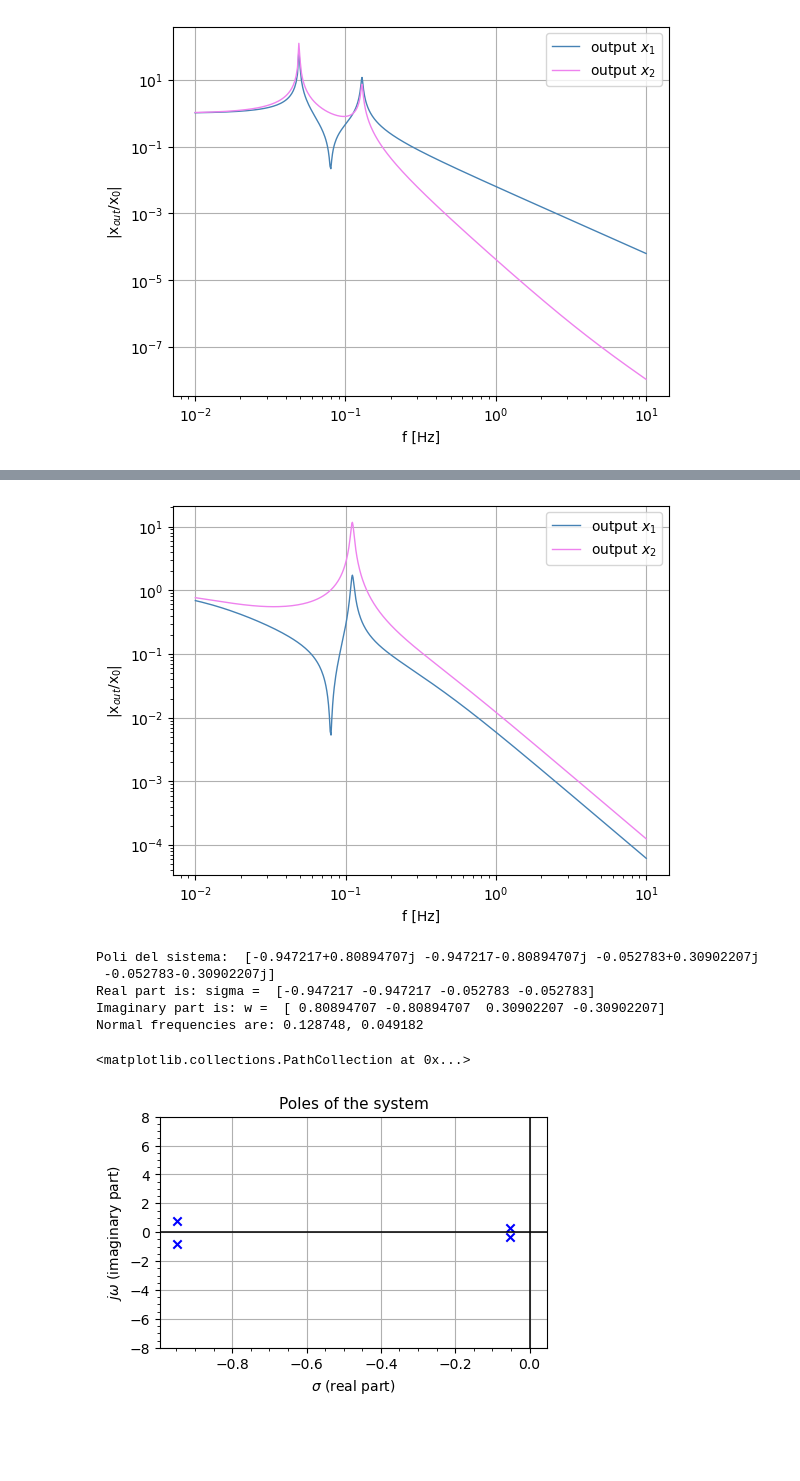
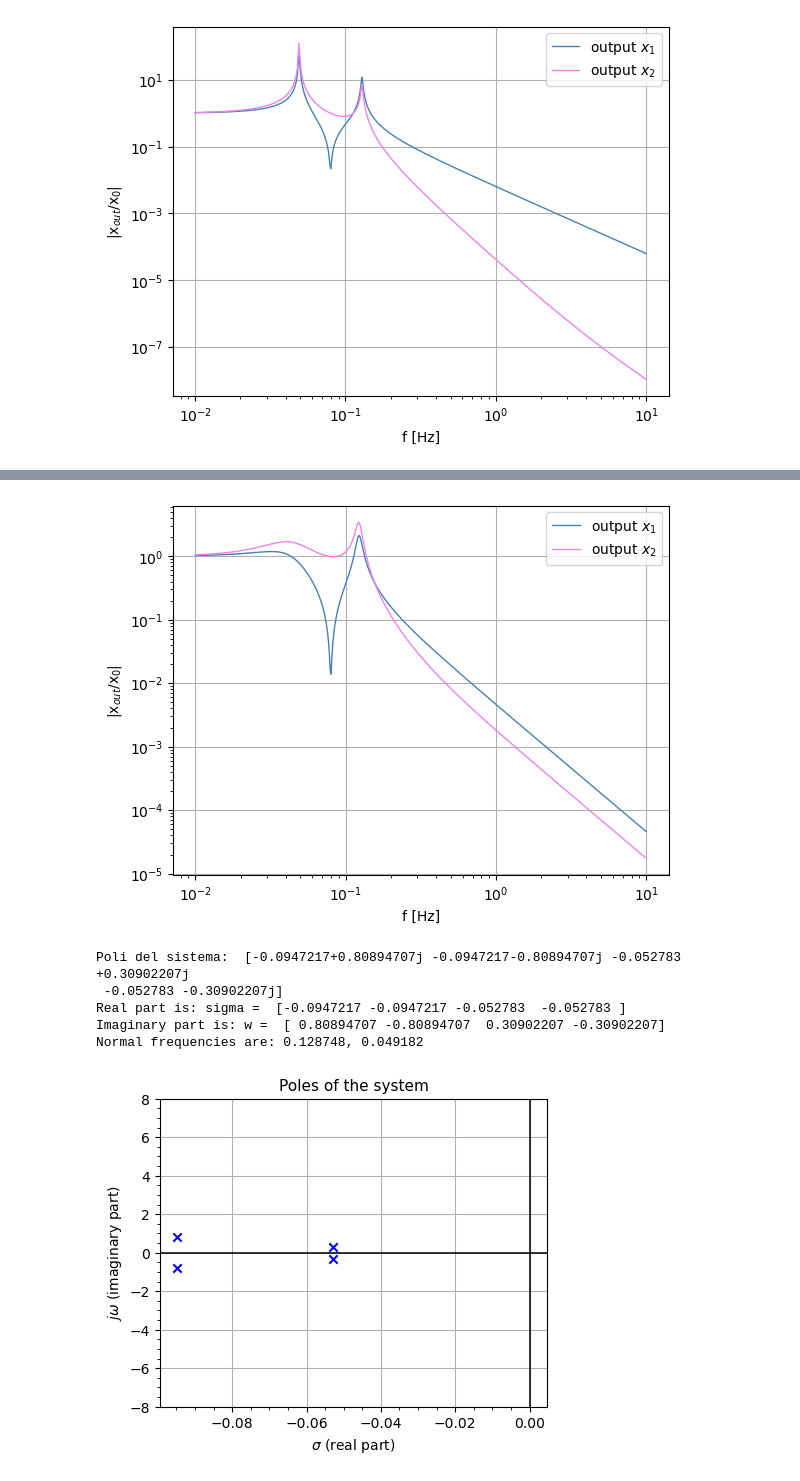
Before and after one commit to Sara-a-r/SAcharacterization, a Jupyter notebook: code/SRmodel/2Mcontrol.ipynb, the cells around one changed output, grey strips where cells are left out. Cells and saved outputs as stored; diff of their text form; code cells hidden in the pictures; blank space fills up the shorter version.

```diff
--- a/code/SRmodel/2Mcontrol.ipynb
+++ b/code/SRmodel/2Mcontrol.ipynb
@@ -205,8 +211,8 @@ Normal frequencies are: 0.128748, 0.049182
 sys = ct.StateSpace(A, B, C, D)
 
 # Definisci i poli desiderati
-desired_poles = np.array([-0.947217+0.80894707j, -0.947217-0.80894707j, -0.052783+0.30902207j,
- -0.052783-0.30902207j])  # Inserisci i tuoi valori qui
+desired_poles = np.array([-0.0947217+0.80894707j, -0.0947217-0.80894707j, -0.052783+0.30902207j,
+ -0.052783-0.30902207j])
 
 # Calcola il vettore di guadagno K utilizzando la funzione place
 K = ct.place(A, B, desired_poles)
@@ -266,9 +272,11 @@ plt.minorticks_on()
 plt.plot(f, H[0], linestyle='-', linewidth=1, marker='', color='steelblue', label='output $x_1$')
 plt.plot(f, H[1], linestyle='-', linewidth=1, marker='', color='violet', label='output $x_2$')
 plt.legend()
+
+#plt.savefig('2M_FSF_Tf')
 plt.show()
 # %% [output]
-[figure, old version]
+[figure, new version]
 # %%
 Id = np.eye(2)
 A_row1 = [-gamma/M1, gamma/M1, -(K1+K2)/M1, K2/M1]
@@ -282,36 +290,37 @@ B = np.array([[K1/M1], [0], [0], [0]])
 C = np.block([0*Id, Id])
 D = np.array([[0], [0]])
 
 # Find poles of the system
 poles, _ = eig((A-B*K))
 
 #extract imaginary and real part of poles
 real_parts = np.real(poles)
 imag_parts = np.imag(poles)
 
 print("Poli del sistema: ", poles)
 print('Real part is: sigma = ', real_parts)
 print('Imaginary part is: w = ', imag_parts)
 print('Normal frequencies are: %f, %f' % (imag_parts[0]/(2*np.pi),(imag_parts[2]/(2*np.pi))))
 
 # --------------------------Plot results----------------------#
 #plot poles
-plt.figure(figsize=(5, 3))
+plt.figure(figsize=(5, 4))
 plt.title('Poles of the system',size=11)
 plt.xlabel('$\sigma$ (real part)')
 plt.ylabel('$j \omega$ (imaginary part)')
 plt.ylim(-8, 8)
 plt.grid(True)
 plt.minorticks_on()
 
 plt.axhline(y=0, linestyle='-', color='black', linewidth=1.1)
 plt.axvline(x=0, linestyle='-', color='black', linewidth=1.1)
 plt.scatter(real_parts, imag_parts, marker='x', color='blue')
+
+#plt.savefig('2M_FSF_poles')
 # %% [output]
-Poli del sistema:  [-0.947217+0.80894707j -0.947217-0.80894707j -0.052783+0.30902207j
- -0.052783-0.30902207j]
-Real part is: sigma =  [-0.947217 -0.947217 -0.052783 -0.052783]
+Poli del sistema:  [-0.0947217+0.80894707j -0.0947217-0.80894707j -0.052783 +0.30902207j
+ -0.052783 -0.30902207j]
+Real part is: sigma =  [-0.0947217 -0.0947217 -0.052783  -0.052783 ]
 Imaginary part is: w =  [ 0.80894707 -0.80894707  0.30902207 -0.30902207]
 Normal frequencies are: 0.128748, 0.049182
-<matplotlib.collections.PathCollection at 0x...>
-[figure, old version]
+[figure, new version]
```
Also changed, not shown: parts of 6 cells of this notebook, 6 other files.
